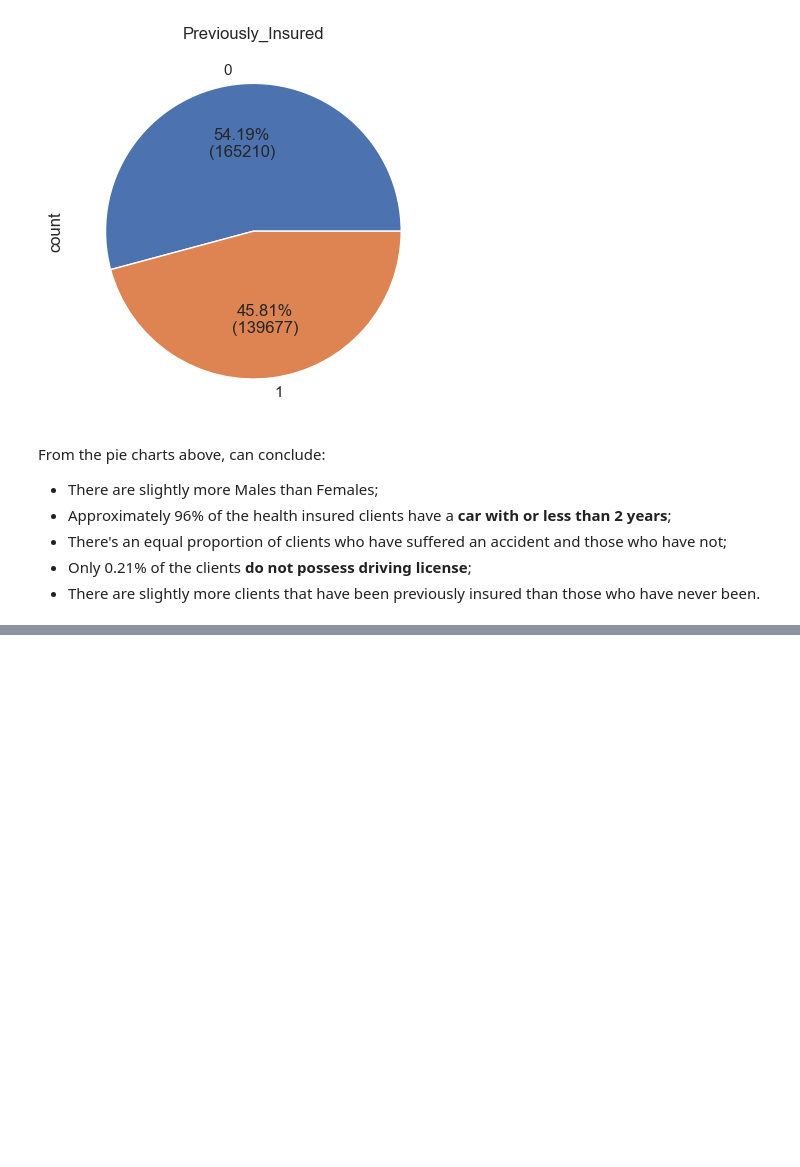
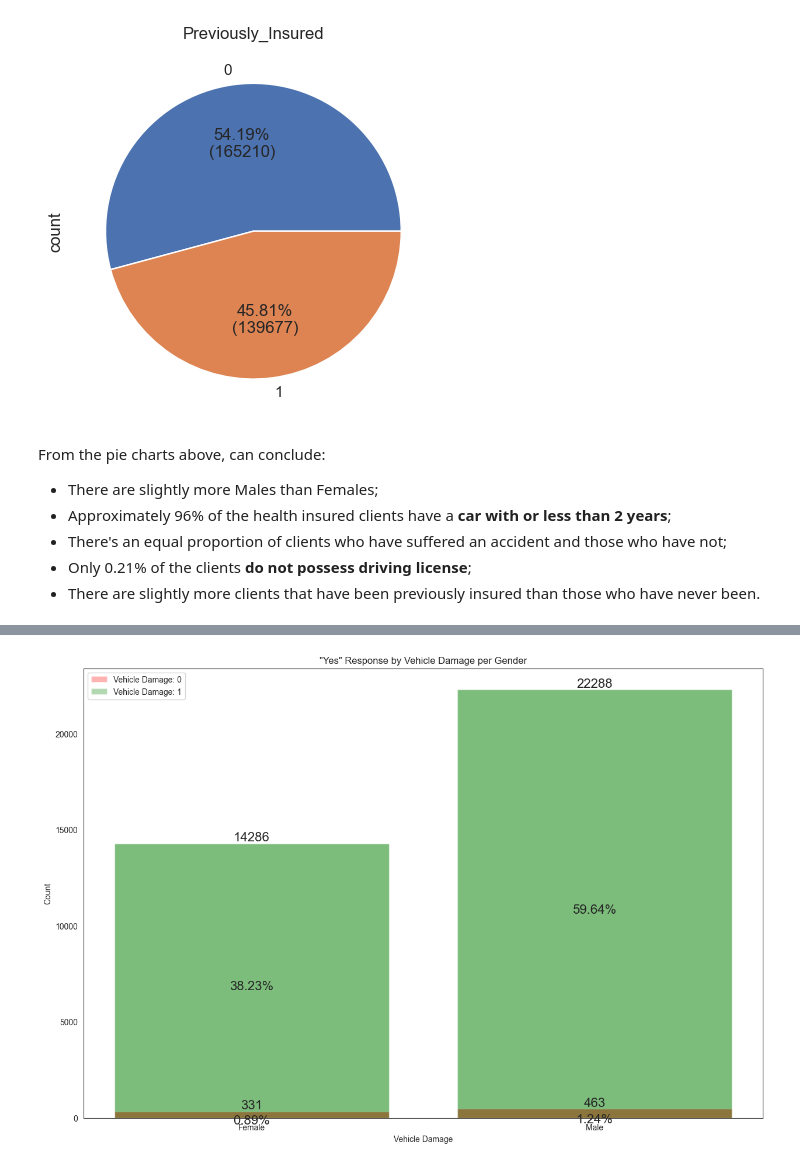
Before and after one commit to HugoTex98/Health-Insurance-Cross-Sell-Prediction, a Jupyter notebook: Health_Insurance_Cross_Sell_Prediction.ipynb, the cells around one changed output, grey strips where cells are left out. Cells and saved outputs as stored; diff of their text form; code cells hidden in the pictures; blank space fills up the shorter version.

```diff
--- a/Health_Insurance_Cross_Sell_Prediction.ipynb
+++ b/Health_Insurance_Cross_Sell_Prediction.ipynb
@@ -224,0 +274,8 @@ From the pie charts above, can conclude:
+# %%
+gender_damage = df_train[df_train["Response"] == 1].groupby(['Gender',
+                                                              'Vehicle_Damage'])['id'] \
+                                                                .count().to_frame() \
+                                                                    .rename(columns={'id': 'count'}) \
+                                                                        .reset_index()
+
+gender_damage
@@ -224,0 +288,26 @@ From the pie charts above, can conclude:
+# %%
+plt.figure(figsize=(15,10))
+plt.bar(gender_damage['Gender'],
+        gender_damage['count'], color=['red',
+                                       'green'],
+                                       alpha=0.3)
+plt.xlabel('Vehicle Damage')
+plt.ylabel('Count')
+plt.title('"Yes" Response by Vehicle Damage per Gender')
+bars = plt.bar(gender_damage['Gender'],
+               gender_damage['count'], color=['red',
+                                              'green'],
+                                              alpha=0.3)
+
+# Add count and percentage labels inside the bars
+for bar in bars:
+    height = bar.get_height()
+    percentage = '{:.2f}%'.format((height / gender_damage['count'].sum()) * 100)
+    count_label = str(int(height))
+    plt.text(bar.get_x() + bar.get_width() / 2, height, count_label, ha='center', va='bottom', fontsize=16)
+    plt.text(bar.get_x() + bar.get_width() / 2, height/2, percentage, ha='center', va='top',  fontsize=16)
+
+plt.legend(bars, ['Vehicle Damage: 0', 'Vehicle Damage: 1'])
+plt.show()
+# %% [output]
+[figure, added]
```
Also changed, not shown: parts of 18 cells of this notebook.
